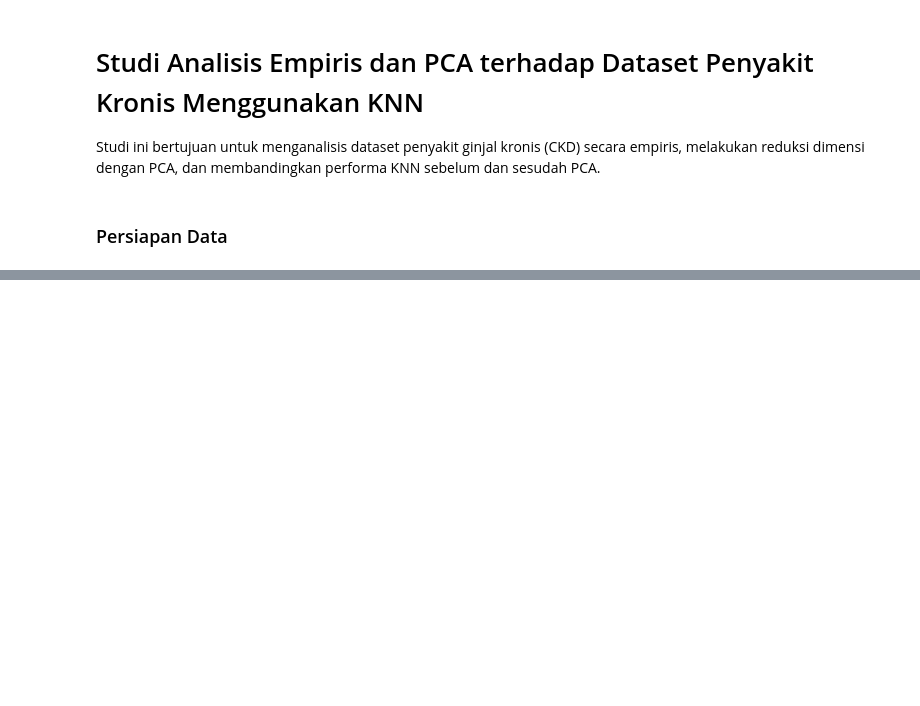
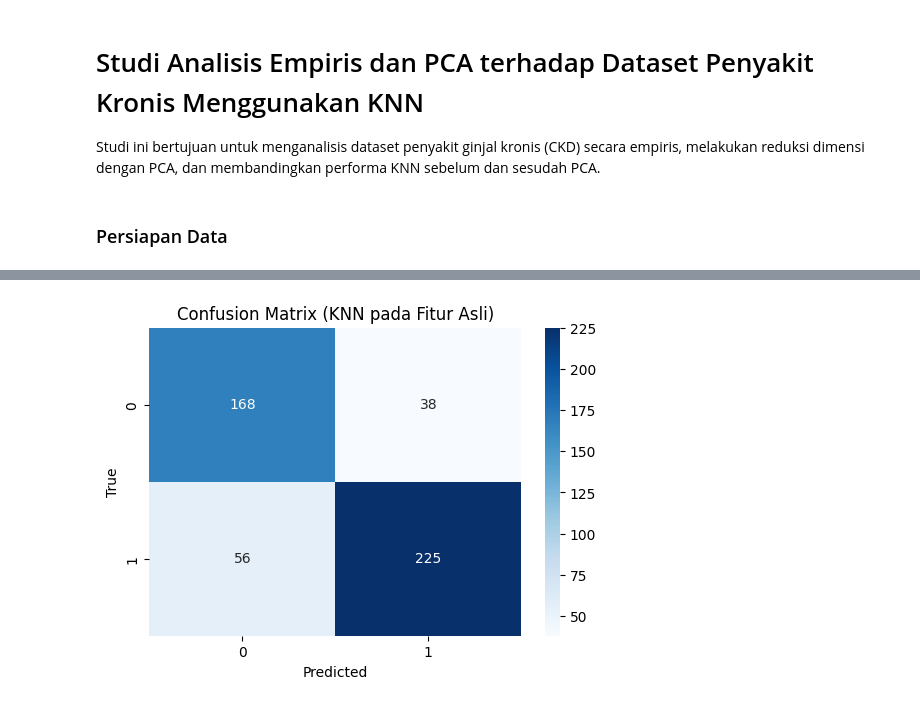
Before and after one commit to mamanwhide/Studi-Analisis-Empiris-dan-PCA-terhadap-Dataset-Penyakit-Kronis-Menggunakan-KNN, a Jupyter notebook: Program.ipynb, the cells around one changed output, grey strips where cells are left out. Cells and saved outputs as stored; diff of their text form; code cells hidden in the pictures; blank space fills up the shorter version.

```diff
--- a/Program.ipynb
+++ b/Program.ipynb
@@ -146,0 +196,9 @@ Berdasarkan analisis, PCA berhasil mengurangi dimensi dataset CKD sambil mempert
+# %%
+# --- KNN pada Fitur Asli ---
+knn_original = KNeighborsClassifier(n_neighbors=5)
+knn_original.fit(X_train_scaled, y_train)
+y_pred_original = knn_original.predict(X_test_scaled)
+accuracy_original = accuracy_score(y_test, y_pred_original)
+print("\n=== KNN pada Fitur Asli ===")
+print(f"Accuracy: {accuracy_original:.2f}")
+print("Classification Report:\n", classification_report(y_test, y_pred_original))
@@ -146,0 +217,11 @@ Berdasarkan analisis, PCA berhasil mengurangi dimensi dataset CKD sambil mempert
+# %%
+# Confusion Matrix
+cm_original = confusion_matrix(y_test, y_pred_original)
+plt.figure(figsize=(6, 4))
+sns.heatmap(cm_original, annot=True, fmt='d', cmap='Blues')
+plt.title('Confusion Matrix (KNN pada Fitur Asli)')
+plt.xlabel('Predicted')
+plt.ylabel('True')
+plt.show()
+# %% [output]
+[figure, added]
```
Also changed, not shown: parts of 30 cells of this notebook, 4 other files.
